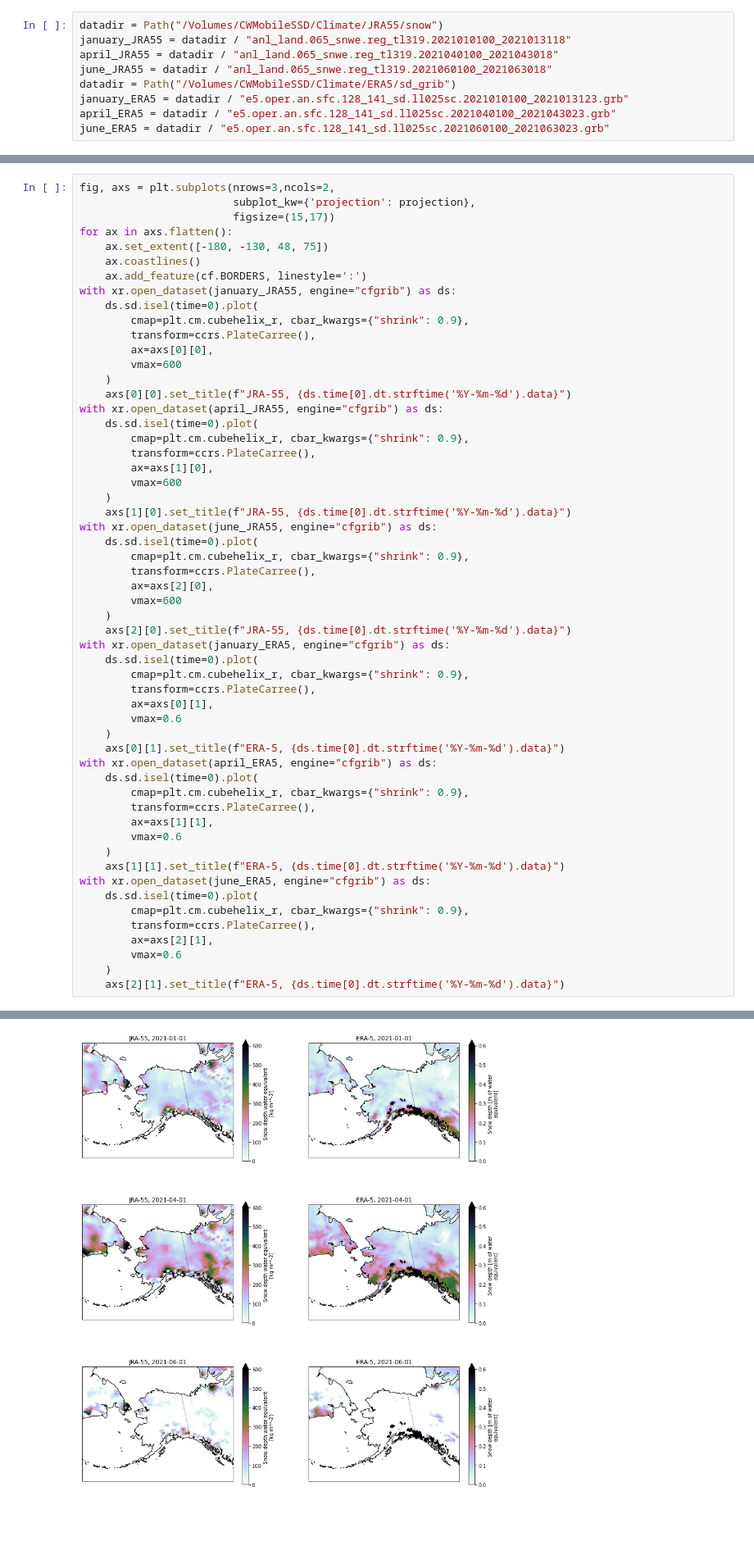
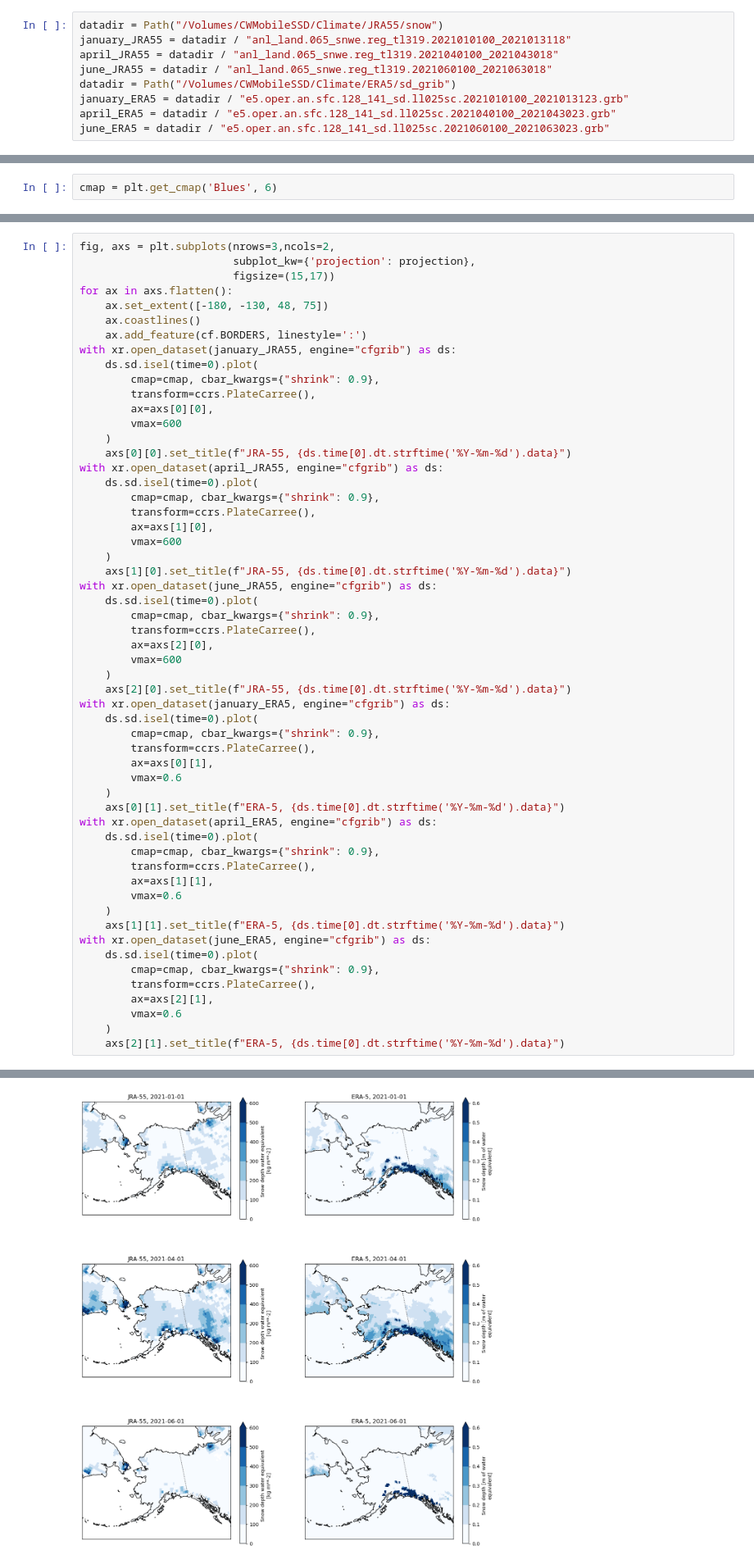
Before and after one commit to chryss/dyndowntools, a Jupyter notebook: Jupyter_Notebooks/JRA55_ERA5_snow.ipynb, the cells around one changed output, grey strips where cells are left out. Shown at 82% size. Saved outputs shown, nothing was run; the diff lists cells and outputs as text; blank space fills up the shorter version.

```diff
--- a/Jupyter_Notebooks/JRA55_ERA5_snow.ipynb
+++ b/Jupyter_Notebooks/JRA55_ERA5_snow.ipynb
@@ -66,3 +66,5 @@ Attributes:
+# %%
+cmap = plt.get_cmap('Blues', 6)
 # %%
 projection = ccrs.AlbersEqualArea(
     central_longitude=-154.0, central_latitude=50.0,
@@ -90,7 +92,7 @@ for ax in axs.flatten():
     ax.add_feature(cf.BORDERS, linestyle=':')
 with xr.open_dataset(january_JRA55, engine="cfgrib") as ds:
     ds.sd.isel(time=0).plot(
-        cmap=plt.cm.cubehelix_r, cbar_kwargs={"shrink": 0.9},
+        cmap=cmap, cbar_kwargs={"shrink": 0.9},
         transform=ccrs.PlateCarree(),
         ax=axs[0][0],
         vmax=600
@@ -98,7 +100,7 @@ with xr.open_dataset(january_JRA55, engine="cfgrib") as ds:
     axs[0][0].set_title(f"JRA-55, {ds.time[0].dt.strftime('%Y-%m-%d').data}")
 with xr.open_dataset(april_JRA55, engine="cfgrib") as ds:
     ds.sd.isel(time=0).plot(
-        cmap=plt.cm.cubehelix_r, cbar_kwargs={"shrink": 0.9},
+        cmap=cmap, cbar_kwargs={"shrink": 0.9},
         transform=ccrs.PlateCarree(),
         ax=axs[1][0],
         vmax=600
@@ -106,7 +108,7 @@ with xr.open_dataset(april_JRA55, engine="cfgrib") as ds:
     axs[1][0].set_title(f"JRA-55, {ds.time[0].dt.strftime('%Y-%m-%d').data}")
 with xr.open_dataset(june_JRA55, engine="cfgrib") as ds:
     ds.sd.isel(time=0).plot(
-        cmap=plt.cm.cubehelix_r, cbar_kwargs={"shrink": 0.9},
+        cmap=cmap, cbar_kwargs={"shrink": 0.9},
         transform=ccrs.PlateCarree(),
         ax=axs[2][0],
         vmax=600
@@ -114,7 +116,7 @@ with xr.open_dataset(june_JRA55, engine="cfgrib") as ds:
     axs[2][0].set_title(f"JRA-55, {ds.time[0].dt.strftime('%Y-%m-%d').data}")
 with xr.open_dataset(january_ERA5, engine="cfgrib") as ds:
     ds.sd.isel(time=0).plot(
-        cmap=plt.cm.cubehelix_r, cbar_kwargs={"shrink": 0.9},
+        cmap=cmap, cbar_kwargs={"shrink": 0.9},
         transform=ccrs.PlateCarree(),
         ax=axs[0][1],
         vmax=0.6
@@ -122,7 +124,7 @@ with xr.open_dataset(january_ERA5, engine="cfgrib") as ds:
     axs[0][1].set_title(f"ERA-5, {ds.time[0].dt.strftime('%Y-%m-%d').data}")
 with xr.open_dataset(april_ERA5, engine="cfgrib") as ds:
     ds.sd.isel(time=0).plot(
-        cmap=plt.cm.cubehelix_r, cbar_kwargs={"shrink": 0.9},
+        cmap=cmap, cbar_kwargs={"shrink": 0.9},
         transform=ccrs.PlateCarree(),
         ax=axs[1][1],
         vmax=0.6
@@ -130,7 +132,7 @@ with xr.open_dataset(april_ERA5, engine="cfgrib") as ds:
     axs[1][1].set_title(f"ERA-5, {ds.time[0].dt.strftime('%Y-%m-%d').data}")
 with xr.open_dataset(june_ERA5, engine="cfgrib") as ds:
     ds.sd.isel(time=0).plot(
-        cmap=plt.cm.cubehelix_r, cbar_kwargs={"shrink": 0.9},
+        cmap=cmap, cbar_kwargs={"shrink": 0.9},
         transform=ccrs.PlateCarree(),
         ax=axs[2][1],
         vmax=0.6
@@ -146,5 +150,5 @@ Traceback (most recent call last):
 EOFError: Ran out of input
-[figure, old version]
+[figure, new version]
 # %%
 outdir = Path("/Volumes/CWMobileSSD/Climate/figures")
 fig.savefig(outdir / "JRA55_ERA5_SWE_comp01.png", bbox_inches="tight", dpi=200, facecolor='white')
```
Also changed, not shown: parts of 6 cells of this notebook, 3 other files.
